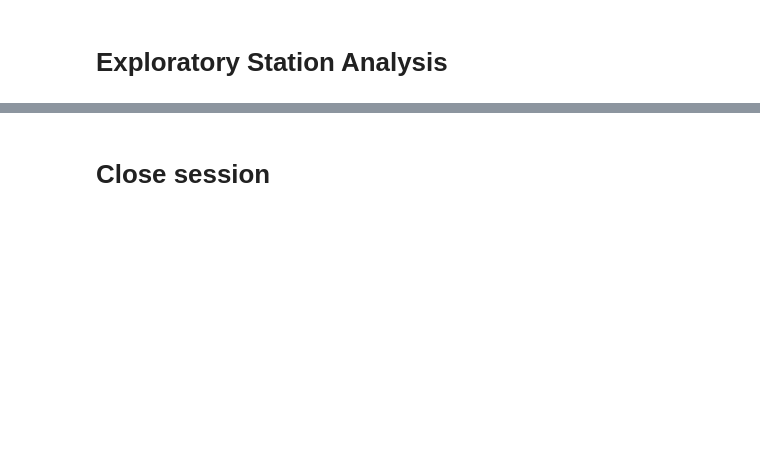
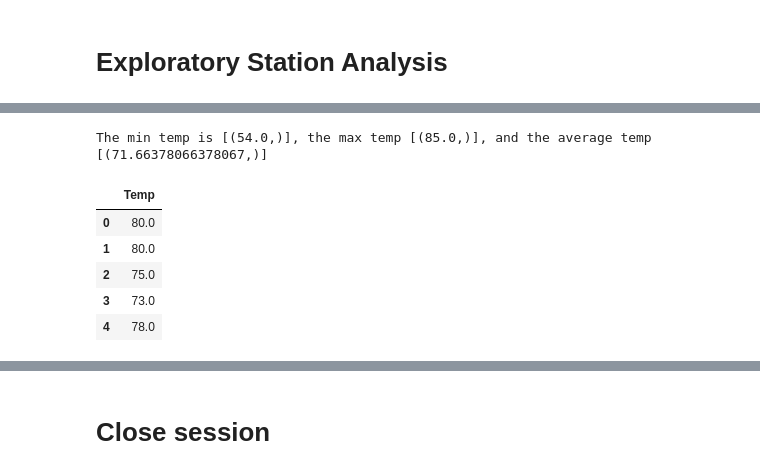
Before and after one commit to tfr2594/sqlalchemy-challenge, a Jupyter notebook: climate_starter.ipynb, the cells around one changed output, grey strips where cells are left out. Saved outputs shown, nothing was run; the diff lists cells and outputs as text; code cells hidden in the pictures; blank space fills up the shorter version.

```diff
--- a/climate_starter.ipynb
+++ b/climate_starter.ipynb
@@ -65 +127,11 @@ Base.classes.keys()
+# %%
+# Using the most active station id from the previous query, calculate the lowest, highest, and average temperature.
+min_temp = session.query(func.min(Measurement.tobs)).group_by(Measurement.station).filter(Measurement.station=='USC00519281').all()
+
+max_temp = session.query(func.max(Measurement.tobs)).group_by(Measurement.station).filter(Measurement.station=='USC00519281').all()
+avg_temp = session.query(func.avg(Measurement.tobs)).group_by(Measurement.station).filter(Measurement.station=='USC00519281').all()
+
+print(f'The min temp is {min_temp}, the max temp {max_temp}, and the average temp {avg_temp}')
+# %% [output]
+The min temp is [(54.0,)], the max temp [(85.0,)], and the average temp [(71.66378066378067,)]
 # %%
@@ -69,0 +144,10 @@ Base.classes.keys()
+# %%
+top_station_tempdf = pd.DataFrame(top_station_pastyear, columns=['Temp'])
+top_station_tempdf.head()
+# %% [output]
+|  | Temp |
+| 0 | 80.0 |
+| 1 | 80.0 |
+| 2 | 75.0 |
+| 3 | 73.0 |
+| 4 | 78.0 |
```
Also changed, not shown: parts of 18 cells of this notebook, 5 other files.
